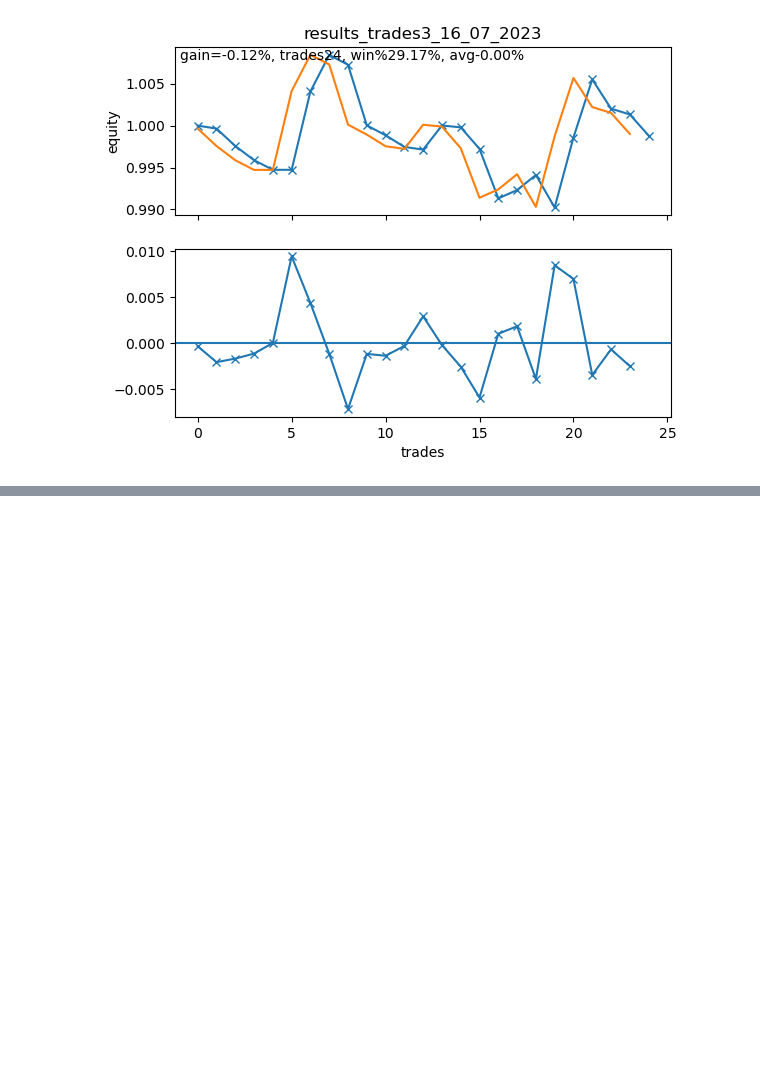
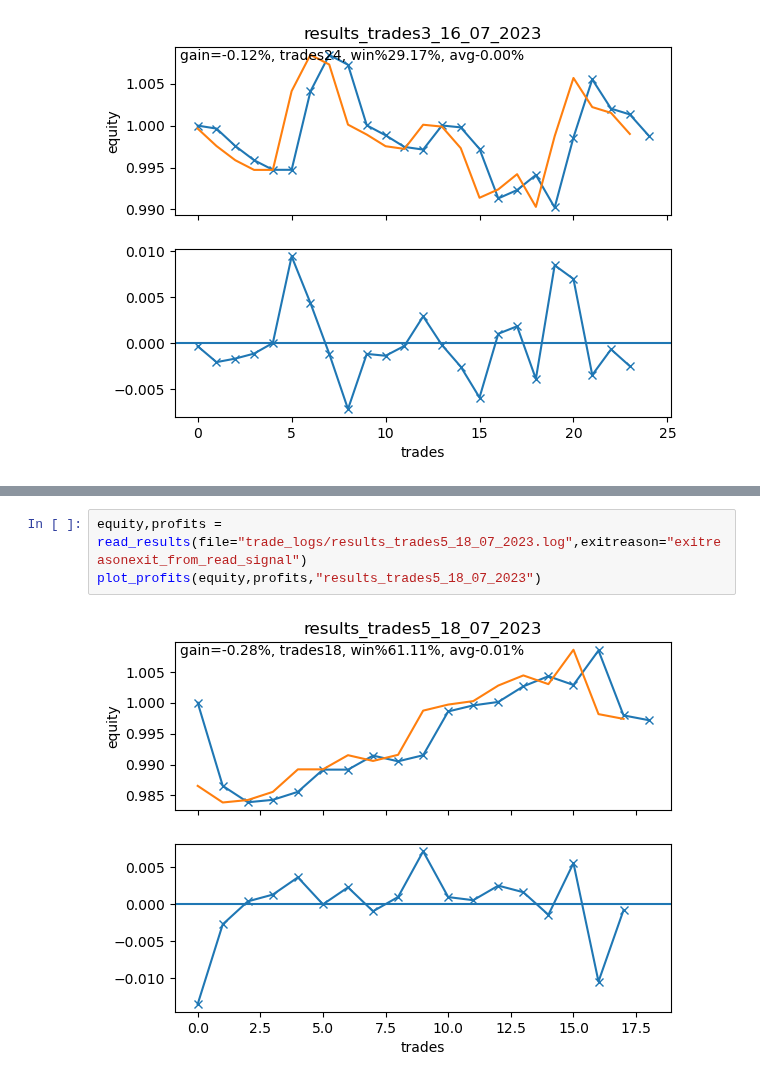
Before and after one commit to alexpvpmindustry/cryptotradr, a Jupyter notebook: 7_1_0read_results.ipynb, the cells around one changed output, grey strips where cells are left out. Drawn from its saved outputs; the diff is of its cells as text; blank space fills up the shorter version.

```diff
--- a/7_1_0read_results.ipynb
+++ b/7_1_0read_results.ipynb
@@ -62,0 +68,5 @@ plot_profits(equity,profits,"results_trades3_16_07_2023")
+# %%
+equity,profits = read_results(file="trade_logs/results_trades5_18_07_2023.log",exitreason="exitreasonexit_from_read_signal")
+plot_profits(equity,profits,"results_trades5_18_07_2023")
+# %% [output]
+[figure, added]
```
Also changed, not shown: parts of 1 cell of this notebook, 7 other files.
